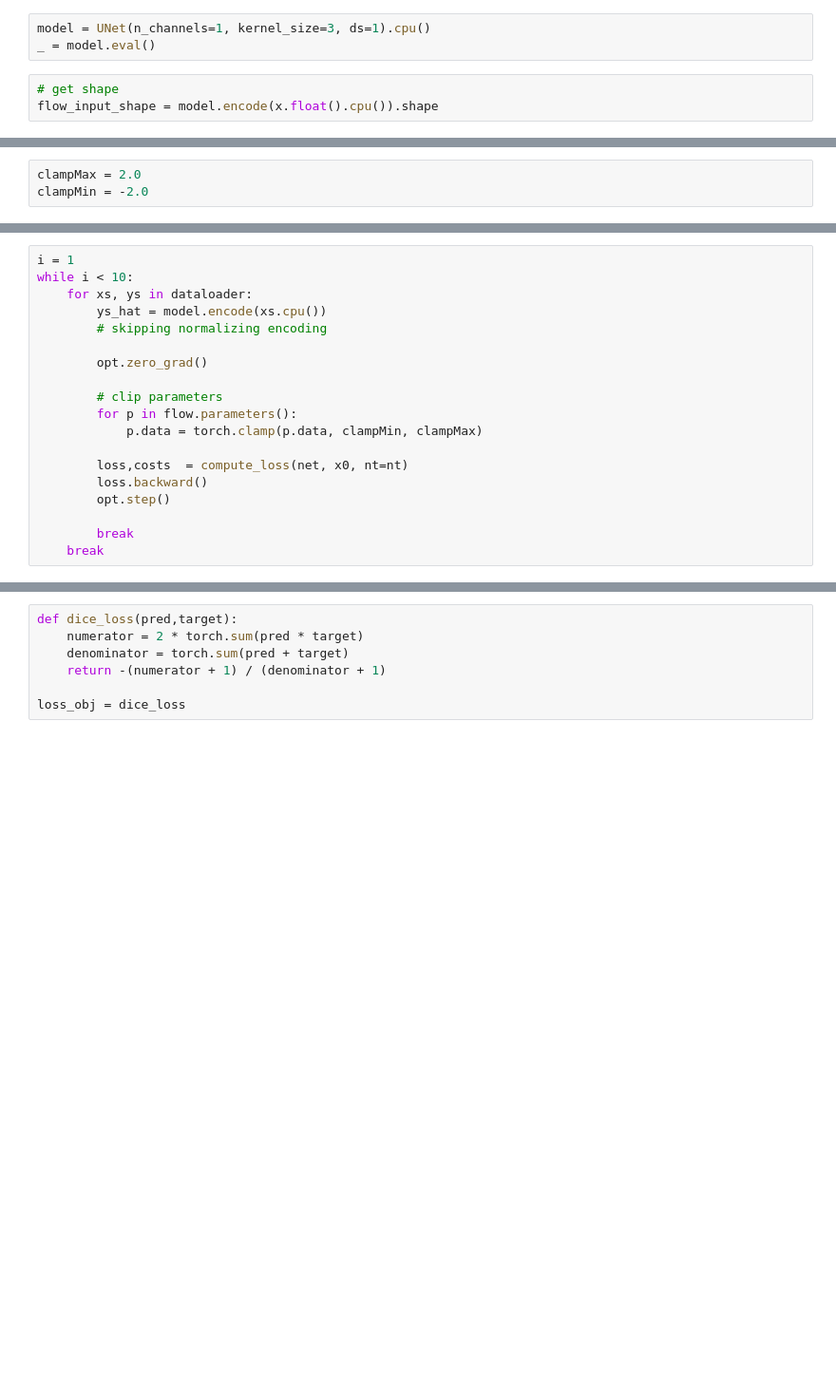
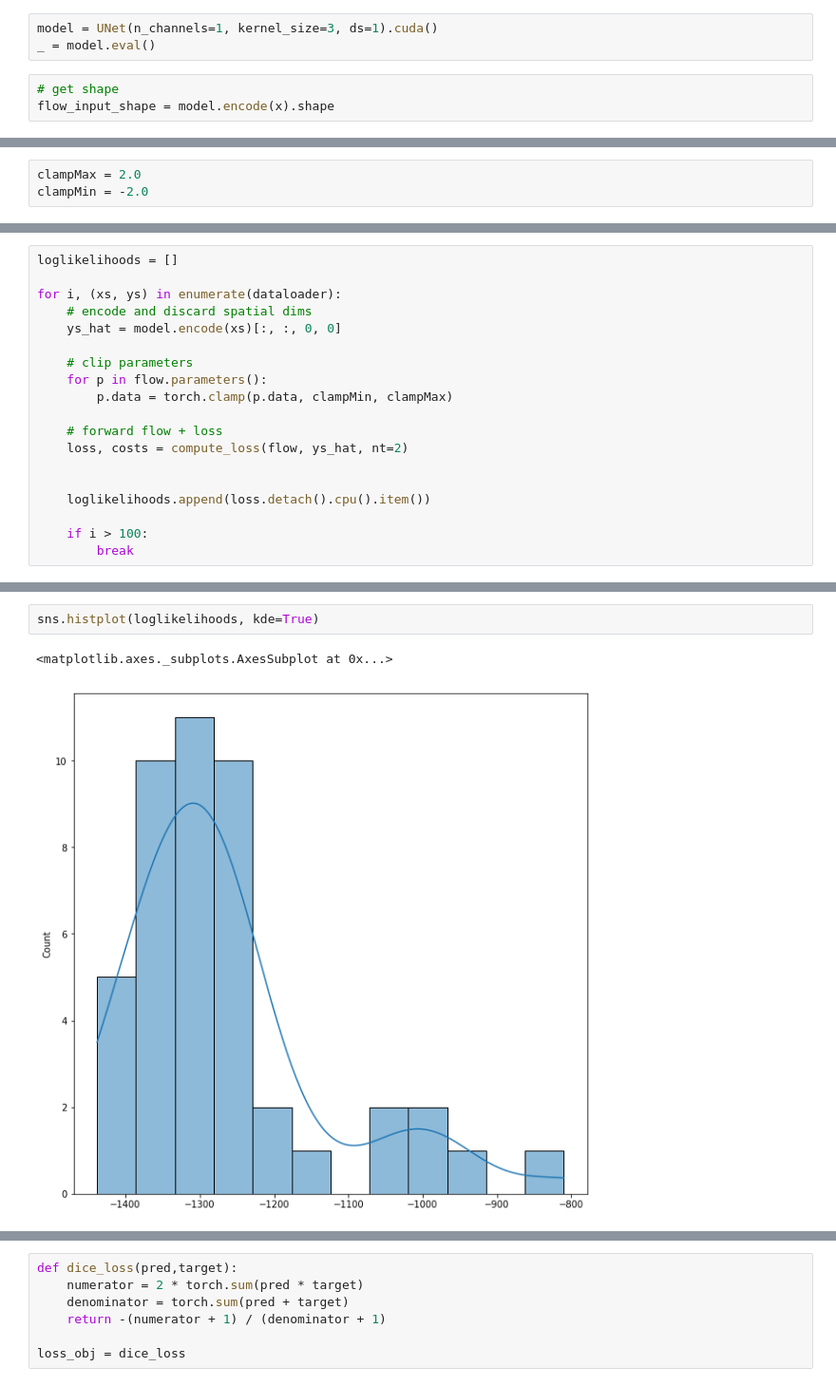
Before and after one commit to sremedios/hophacks-2020, a Jupyter notebook: train_flow.ipynb, the cells around one changed output, grey strips where cells are left out. Shown at 95% size. Drawn from its saved outputs; the diff is of its cells as text; blank space fills up the shorter version.

Commit message:
started webapp, trained flow

```diff
--- a/train_flow.ipynb
+++ b/train_flow.ipynb
@@ -45,11 +45,11 @@ torch.Size([1, 1, 512, 512])
 # %% [markdown]
 # Trained Segmentation Model
 # %%
-model = UNet(n_channels=1, kernel_size=3, ds=1).cpu()
+model = UNet(n_channels=1, kernel_size=3, ds=1).cuda()
 _ = model.eval()
 # %%
 # get shape
-flow_input_shape = model.encode(x.float().cpu()).shape
+flow_input_shape = model.encode(x).shape
 # %%
 flow_input_shape
 # %% [output]
@@ -84,19 +139,19 @@ clampMin = -2.0
 # %%
-i = 1
-while i < 10:
-    for xs, ys in dataloader:
-        ys_hat = model.encode(xs.cpu())
-        # skipping normalizing encoding
+loglikelihoods = []
 
-        opt.zero_grad()
+for i, (xs, ys) in enumerate(dataloader):
+    # encode and discard spatial dims
+    ys_hat = model.encode(xs)[:, :, 0, 0]
 
-        # clip parameters
-        for p in flow.parameters():
-            p.data = torch.clamp(p.data, clampMin, clampMax)
+    # clip parameters
+    for p in flow.parameters():
+        p.data = torch.clamp(p.data, clampMin, clampMax)
 
-        loss,costs  = compute_loss(net, x0, nt=nt)
-        loss.backward()
-        opt.step()
+    # forward flow + loss
+    loss, costs = compute_loss(flow, ys_hat, nt=2)
 
+
+    loglikelihoods.append(loss.detach().cpu().item())
+
+    if i > 100:
         break
-    break
@@ -111,0 +160,5 @@ model.load_state_dict(checkpoint['model'])
+# %%
+sns.histplot(loglikelihoods, kde=True)
+# %% [output]
+<matplotlib.axes._subplots.AxesSubplot at 0x...>
+[figure, added]
```
Also changed, not shown: parts of 8 cells of this notebook, 19 other files.
